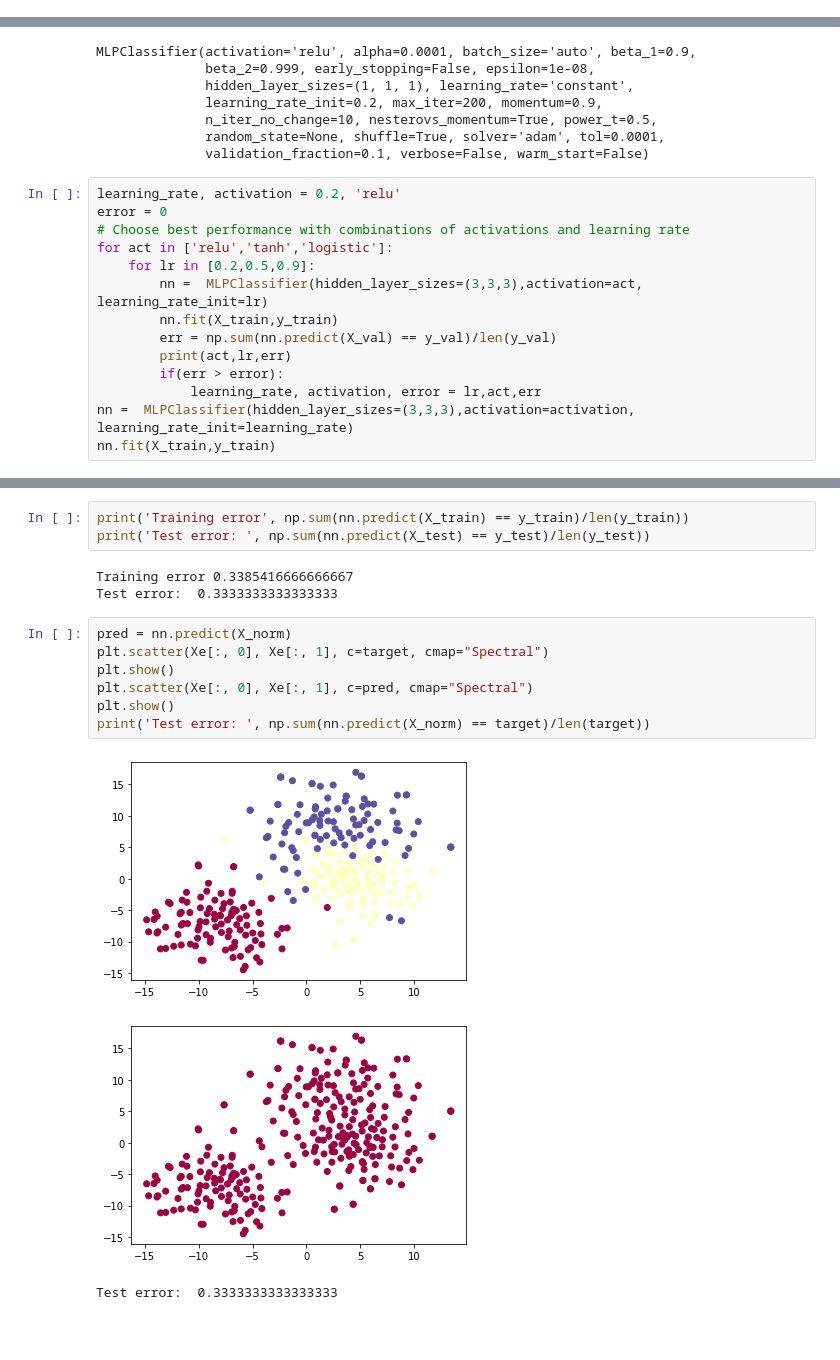
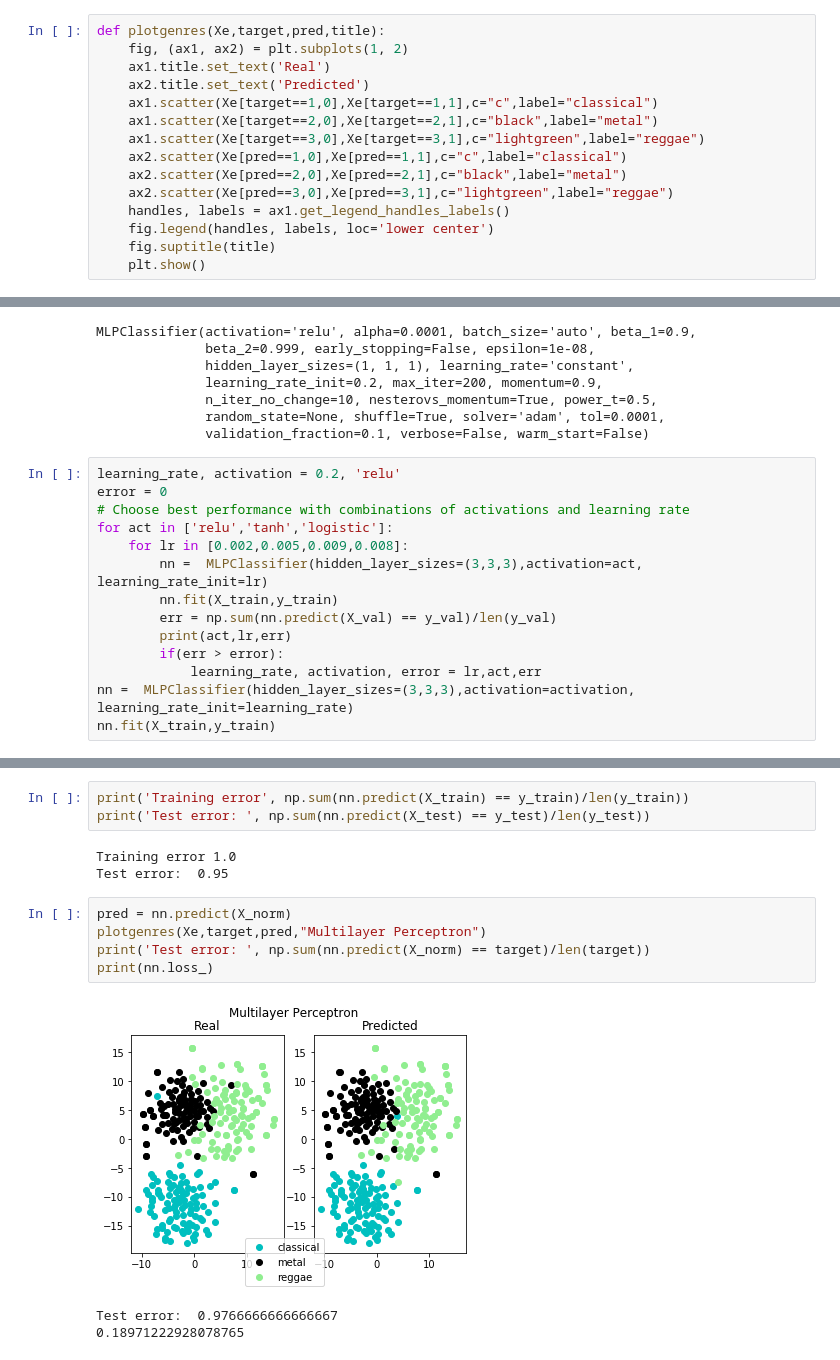
Before and after one commit to iurregog/MusicExploration, a Jupyter notebook: Timbral_Features_supervised_learning10.ipynb, the cells around one changed output, grey strips where cells are left out. Cells and saved outputs as stored; diff of their text form; blank space fills up the shorter version.

```diff
--- a/Timbral_Features_supervised_learning10.ipynb
+++ b/Timbral_Features_supervised_learning10.ipynb
@@ -42,0 +46,15 @@ plt.show()
+# %%
+def plotgenres(Xe,target,pred,title):
+    fig, (ax1, ax2) = plt.subplots(1, 2)
+    ax1.title.set_text('Real')
+    ax2.title.set_text('Predicted')
+    ax1.scatter(Xe[target==1,0],Xe[target==1,1],c="c",label="classical")
+    ax1.scatter(Xe[target==2,0],Xe[target==2,1],c="black",label="metal")
+    ax1.scatter(Xe[target==3,0],Xe[target==3,1],c="lightgreen",label="reggae")
+    ax2.scatter(Xe[pred==1,0],Xe[pred==1,1],c="c",label="classical")
+    ax2.scatter(Xe[pred==2,0],Xe[pred==2,1],c="black",label="metal")
+    ax2.scatter(Xe[pred==3,0],Xe[pred==3,1],c="lightgreen",label="reggae")
+    handles, labels = ax1.get_legend_handles_labels()
+    fig.legend(handles, labels, loc='lower center')
+    fig.suptitle(title)
+    plt.show()
@@ -227,7 +218,7 @@ learning_rate, activation = 0.2, 'relu'
 error = 0
 # Choose best performance with combinations of activations and learning rate
 for act in ['relu','tanh','logistic']:
-    for lr in [0.2,0.5,0.9]:
+    for lr in [0.002,0.005,0.009,0.008]:
         nn =  MLPClassifier(hidden_layer_sizes=(3,3,3),activation=act, learning_rate_init=lr)
         nn.fit(X_train,y_train)
         err = np.sum(nn.predict(X_val) == y_val)/len(y_val)
@@ -257,16 +251,14 @@ MLPClassifier(activation='tanh', alpha=0.0001, batch_size='auto', beta_1=0.9,
 print('Training error', np.sum(nn.predict(X_train) == y_train)/len(y_train))
 print('Test error: ', np.sum(nn.predict(X_test) == y_test)/len(y_test))
 # %% [output]
-Training error 0.3385416666666667
-Test error:  0.3333333333333333
+Training error 1.0
+Test error:  0.95
 # %%
 pred = nn.predict(X_norm)
-plt.scatter(Xe[:, 0], Xe[:, 1], c=target, cmap="Spectral")
-plt.show()
-plt.scatter(Xe[:, 0], Xe[:, 1], c=pred, cmap="Spectral")
-plt.show()
+plotgenres(Xe,target,pred,"Multilayer Perceptron")
 print('Test error: ', np.sum(nn.predict(X_norm) == target)/len(target))
+print(nn.loss_)
 # %% [output]
-[figure, old version]
+[figure, new version]
-[figure, removed]
-Test error:  0.3333333333333333
+Test error:  0.9766666666666667
+0.18971222928078765
```
Also changed, not shown: parts of 10 cells of this notebook.
